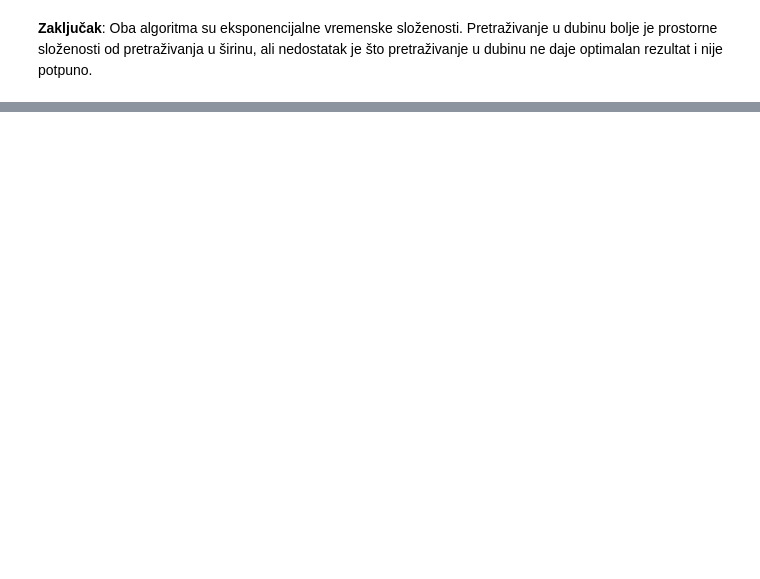
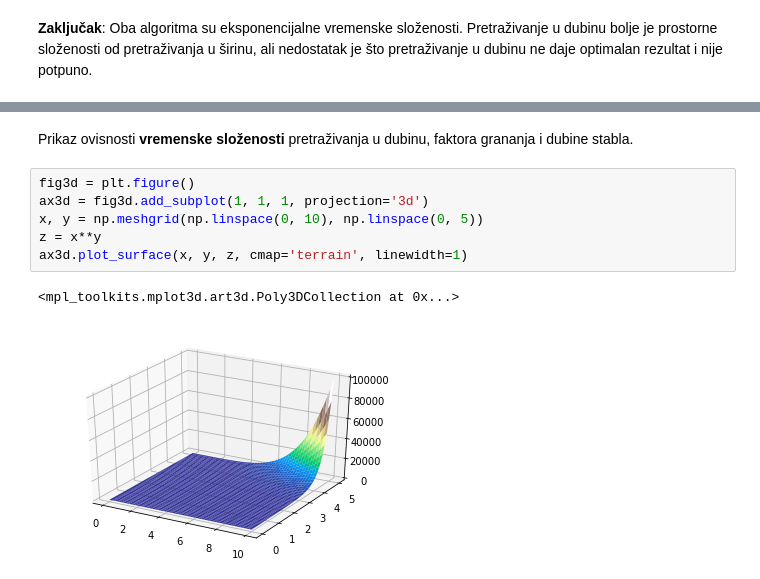
Before and after one commit to anapetko/Matematicki-softver, a Jupyter notebook: zadaca.ipynb, the cells around one changed output, grey strips where cells are left out. Drawn from its saved outputs; the diff is of its cells as text; blank space fills up the shorter version.

```diff
--- a/zadaca.ipynb
+++ b/zadaca.ipynb
@@ -275,0 +303,11 @@ Gdje je:
+# %% [markdown]
+Prikaz ovisnosti **vremenske složenosti** pretraživanja u dubinu, faktora grananja i dubine stabla.
+# %%
+fig3d = plt.figure()
+ax3d = fig3d.add_subplot(1, 1, 1, projection='3d')
+x, y = np.meshgrid(np.linspace(0, 10), np.linspace(0, 5))
+z = x**y
+ax3d.plot_surface(x, y, z, cmap='terrain', linewidth=1)
+# %% [output]
+<mpl_toolkits.mplot3d.art3d.Poly3DCollection at 0x...>
+[figure, added]
```
Also changed, not shown: parts of 23 cells of this notebook, 1 other file.
